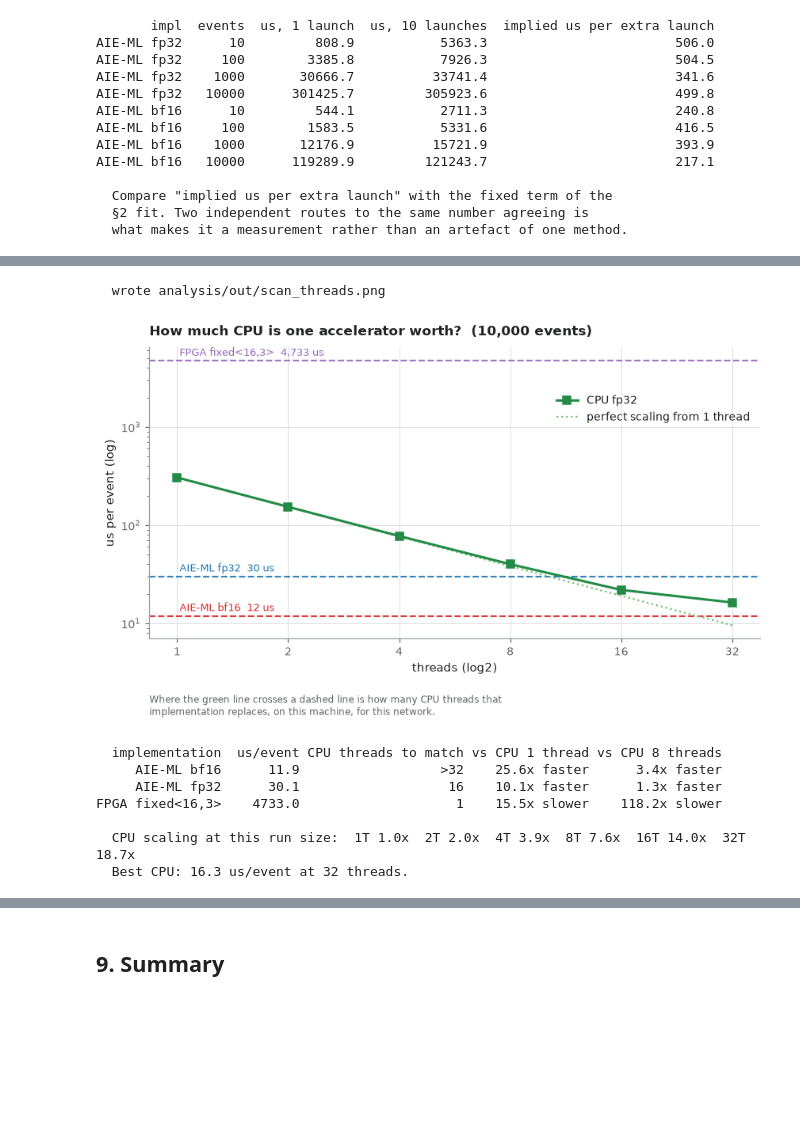
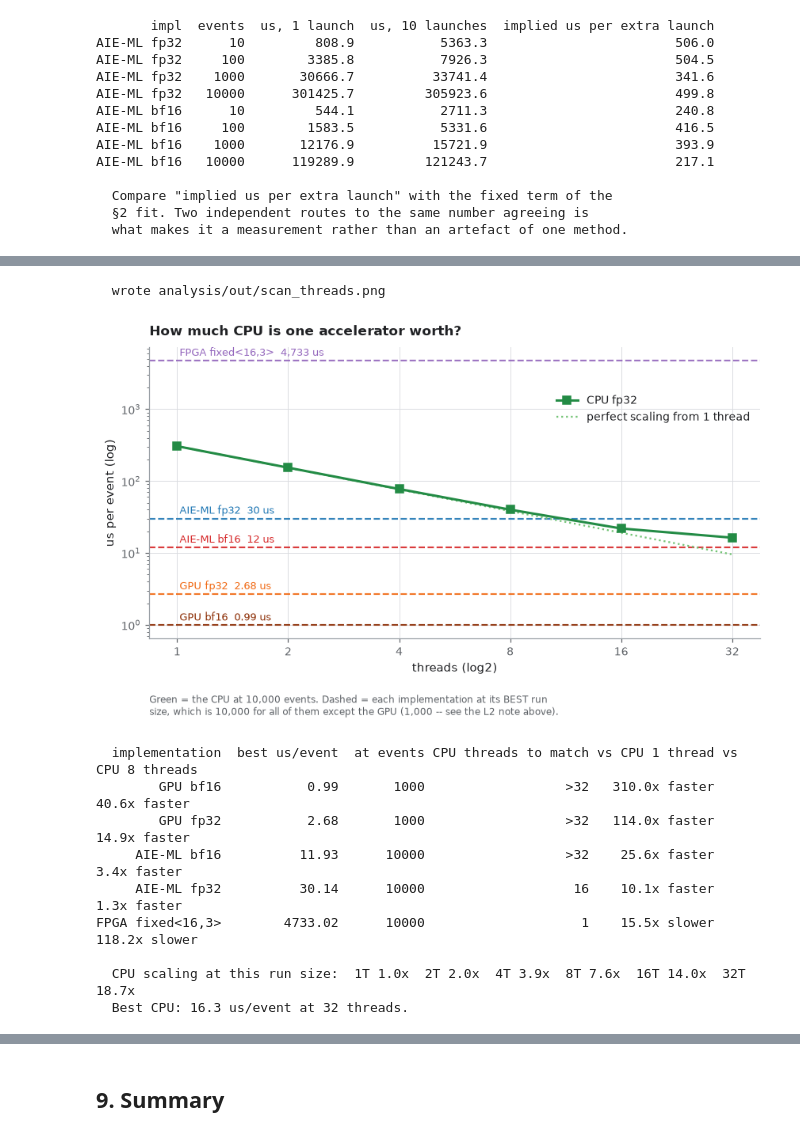
Before and after one commit to AkshayMalige/rtda_demo, a Jupyter notebook: analysis/rtda_scan.ipynb, the cells around one changed output, grey strips where cells are left out. Cells and saved outputs as stored; diff of their text form; code cells hidden in the pictures; blank space fills up the shorter version.

```diff
--- a/analysis/rtda_scan.ipynb
+++ b/analysis/rtda_scan.ipynb
@@ -1112,7 +1129,9 @@ if not CPU.empty and RUNS:
           'driven by its\nquad-A72 PS; the CPU is a 32-core EPYC with no device '
           'transfer at all; the GPU is a\ncard on PCIe and its transfers ARE '
           'counted. One is a card in a system, one is the system.')
-    ax.legend(loc='lower left', ncol=2)
+    # No legend: every line is labelled at its own end, which is this
+    # notebook's convention, and with seven series the box collided with the
+    # GPU curve exactly where its cache cliff is most visible.
     save(fig, 'scan_vs_accel.png'); plt.show()
 
     print()
@@ -1149,16 +1170,29 @@ else:
             label='perfect scaling from 1 thread', zorder=2)
 
     HW = hw_per_event()
-    # The GPU joins the accelerators as a horizontal: it does not have a thread
-    # axis, so what it contributes here is "the level a whole card reaches".
+
+    def best(ev, ue):
+        """Lowest per-event cost across the sweep, and where it happened.
+
+        NOT the value at the largest run. Every implementation here except the
+        GPU improves monotonically, so for them the two are identical -- but the
+        GPU is fastest at 1000 events and 2-3x worse at 10000, because one
+        (n,128) activation stops fitting in the L40S's 96 MB L2. Scoring it at
+        the largest run would report a cache cliff as if it were the card.
+        """
+        k = int(np.argmin(ue))
+        return float(ue[k]), int(ev[k])
+
+    # The GPU joins the accelerators as a horizontal: it has no thread axis, so
+    # what it contributes here is "the level a whole card reaches".
     GPU_LEVEL = {}
     for v in GPU_PLOT:
         g = gpu_primary(v)
         if not g.empty:
-            GPU_LEVEL[v] = per_event_us(g)[1][-1]
+            GPU_LEVEL[v] = best(*per_event_us(g))
 
     for impl, (ev, ue) in HW.items():
-        y = ue[-1]
+        y = best(ev, ue)[0]
         ax.axhline(y, color=COL[impl], ls='--', lw=1.4, alpha=0.9, zorder=1)
         # Labelled at the LEFT edge: the CPU and ideal lines converge on the
         # right, and labels there collided with both them and the legend.
@@ -1166,58 +1200,63 @@ else:
                     (t[0], y), textcoords='offset points', xytext=(2, 4),
                     color=COL[impl], fontsize=8.5, ha='left')
 
-    for v, y in GPU_LEVEL.items():
+    for v, (y, at) in GPU_LEVEL.items():
         ax.axhline(y, color=GPU_SHADE[v], ls='--', lw=1.4, alpha=0.9, zorder=1)
-        ax.annotate(f'GPU {v}  {y:,.1f} us', (t[0], y), textcoords='offset points',
+        ax.annotate(f'GPU {v}  {y:,.2f} us', (t[0], y), textcoords='offset points',
                     xytext=(2, 4), color=GPU_SHADE[v], fontsize=8.5, ha='left')
 
     ax.set_xscale('log', base=2); ax.set_yscale('log')
     ax.set_xticks(t); ax.set_xticklabels([int(v) for v in t])
-    style(ax, f'How much CPU is one accelerator worth?  ({EV_MAX:,} events)',
+    style(ax, 'How much CPU is one accelerator worth?',
           'threads (log2)', 'us per event (log)',
-          'Where the green line crosses a dashed line is how many CPU threads '
-          'that\nimplementation replaces, on this machine, for this network.')
+          'Green = the CPU at 10,000 events. Dashed = each implementation at its '
+          'BEST run\nsize, which is 10,000 for all of them except the GPU '
+          '(1,000 -- see the L2 note above).')
     # Below the FPGA line, in the one large empty region of the panel.
     ax.legend(loc='upper right', bbox_to_anchor=(1.0, 0.87))
     save(fig, 'scan_threads.png'); plt.show()
 
     # ---- the crossings, stated rather than eyeballed ----------------------
     print()
 
     def ratio(cpu_us, accel_us):
         """Signed, in words. A bare '0.0x' hides that the PL design is two
         orders of magnitude off, and reads as if it were merely rounding."""
         r = cpu_us / accel_us
         return f'{r:,.1f}x faster' if r >= 1 else f'{1 / r:,.1f}x slower'
 
     rows = []
-    levels = [(LABEL[impl], ue[-1]) for impl, (ev, ue) in HW.items()]
-    levels += [(f'GPU {v}', y) for v, y in GPU_LEVEL.items()]
-    for name, y in levels:
+    levels = [(LABEL[impl], *best(ev, ue)) for impl, (ev, ue) in HW.items()]
+    levels += [(f'GPU {v}', y, at) for v, (y, at) in GPU_LEVEL.items()]
+    for name, y, at in levels:
         beat = [n for n in cpu_hi.index if cpu_hi[n] <= y]
         rows.append({
             'implementation': name,
-            'us/event': round(y, 1),
+            'best us/event': round(y, 2),
+            'at events': at,
             'CPU threads to match': (min(beat) if beat
                                      else f'>{int(cpu_hi.index.max())}'),
             'vs CPU 1 thread': ratio(cpu_hi.iloc[0], y),
             'vs CPU 8 threads': (ratio(cpu_hi[8], y) if 8 in cpu_hi.index else '-'),
         })
-    CPU_CROSS = pd.DataFrame(rows).sort_values('us/event').reset_index(drop=True)
+    CPU_CROSS = (pd.DataFrame(rows).sort_values('best us/event')
+                 .reset_index(drop=True))
     print(CPU_CROSS.to_string(index=False))
     print()
     sp = cpu_hi.iloc[0] / cpu_hi
     print('  CPU scaling at this run size:  ' +
           '  '.join(f'{n}T {sp[n]:.1f}x' for n in cpu_hi.index))
     print(f'  Best CPU: {cpu_hi.min():.1f} us/event at '
           f'{int(cpu_hi.idxmin())} threads.')
 # %% [output]
   wrote analysis/out/scan_threads.png
-[figure, old version]
+[figure, new version]
-  implementation  us/event CPU threads to match vs CPU 1 thread vs CPU 8 threads
-     AIE-ML bf16      11.9                  >32    25.6x faster      3.4x faster
-     AIE-ML fp32      30.1                   16    10.1x faster      1.3x faster
-FPGA fixed<16,3>    4733.0                    1    15.5x slower    118.2x slower
+  implementation  best us/event  at events CPU threads to match vs CPU 1 thread vs CPU 8 threads
+        GPU bf16           0.99       1000                  >32   310.0x faster     40.6x faster
+        GPU fp32           2.68       1000                  >32   114.0x faster     14.9x faster
+     AIE-ML bf16          11.93      10000                  >32    25.6x faster      3.4x faster
+     AIE-ML fp32          30.14      10000                   16    10.1x faster      1.3x faster
+FPGA fixed<16,3>        4733.02      10000                    1    15.5x slower    118.2x slower
 
   CPU scaling at this run size:  1T 1.0x  2T 2.0x  4T 3.9x  8T 7.6x  16T 14.0x  32T 18.7x
   Best CPU: 16.3 us/event at 32 threads.
```
Also changed, not shown: parts of 4 cells of this notebook, 4 other files.
